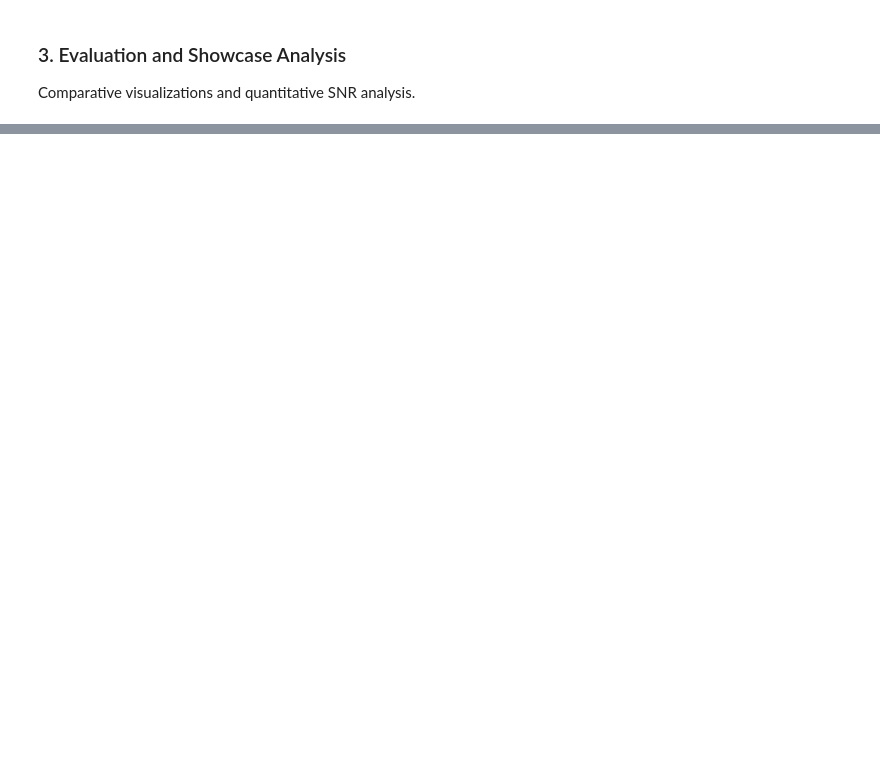
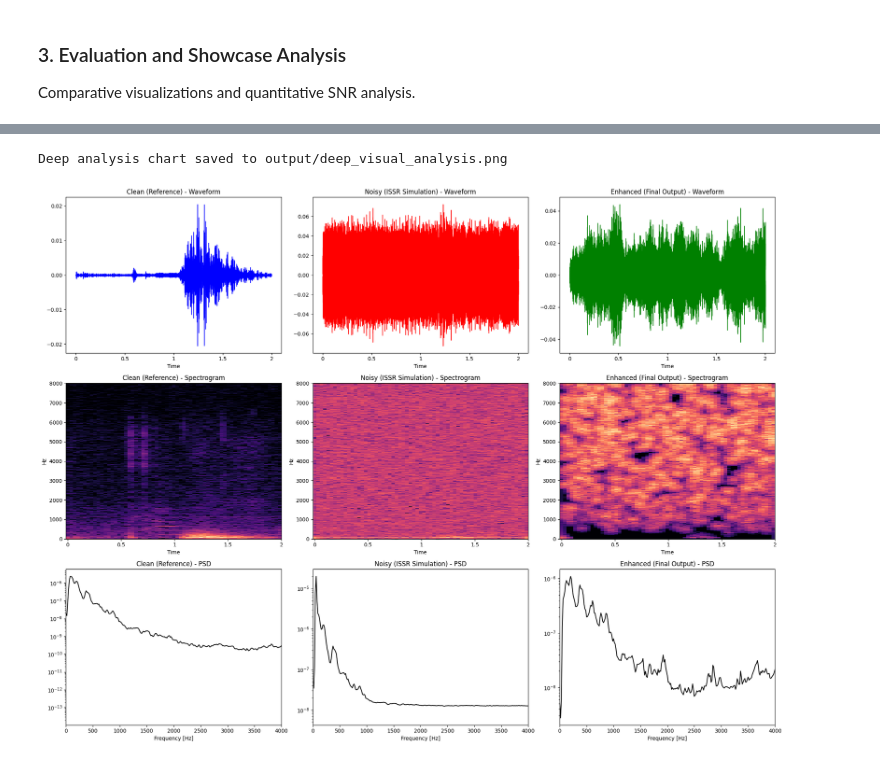
Before and after one commit to eskayML/issr_gsoc2026_communication_analysis, a Jupyter notebook: 02_Audio_Enhancement.ipynb, the cells around one changed output, grey strips where cells are left out. Saved outputs shown, nothing was run; the diff lists cells and outputs as text; code cells hidden in the pictures; blank space fills up the shorter version.

```diff
--- a/02_Audio_Enhancement.ipynb
+++ b/02_Audio_Enhancement.ipynb
@@ -123,0 +223,36 @@ print(f"Net SNR Improvement:    {snr_after - snr_before:.2f} dB")
+# %%
+import scipy.stats
+
+def plot_deep_analysis(clean, noisy, enhanced, sr, save_path=None):
+    fig, axes = plt.subplots(3, 3, figsize=(20, 15))
+
+    titles = ['Clean (Reference)', 'Noisy (ISSR Simulation)', 'Enhanced (Final Output)']
+    signals = [clean, noisy, enhanced]
+
+    for i, sig in enumerate(signals):
+        # 1. Waveform
+        librosa.display.waveshow(sig[:sr*2], sr=sr, ax=axes[0, i], color='blue' if i==0 else ('red' if i==1 else 'green'))
+        axes[0, i].set_title(f"{titles[i]} - Waveform")
+
+        # 2. Spectrogram
+        D = librosa.amplitude_to_db(np.abs(librosa.stft(sig[:sr*2])), ref=np.max)
+        img = librosa.display.specshow(D, sr=sr, x_axis='time', y_axis='hz', ax=axes[1, i])
+        axes[1, i].set_title(f"{titles[i]} - Spectrogram")
+
+        # 3. Power Spectral Density
+        f, Pxx = scipy.signal.welch(sig, sr, nperseg=1024)
+        axes[2, i].semilogy(f, Pxx, color='black')
+        axes[2, i].set_title(f"{titles[i]} - PSD")
+        axes[2, i].set_xlabel('Frequency [Hz]')
+        axes[2, i].set_xlim([0, 4000])
+
+    plt.tight_layout()
+    if save_path:
+        plt.savefig(save_path)
+        print(f"Deep analysis chart saved to {save_path}")
+    plt.show()
+
+plot_deep_analysis(y_clean, y_noisy, y_enhanced, sr, save_path='output/deep_visual_analysis.png')
+# %% [output]
+Deep analysis chart saved to output/deep_visual_analysis.png
+[figure, added]
```
Also changed, not shown: parts of 6 cells of this notebook, 6 other files.
